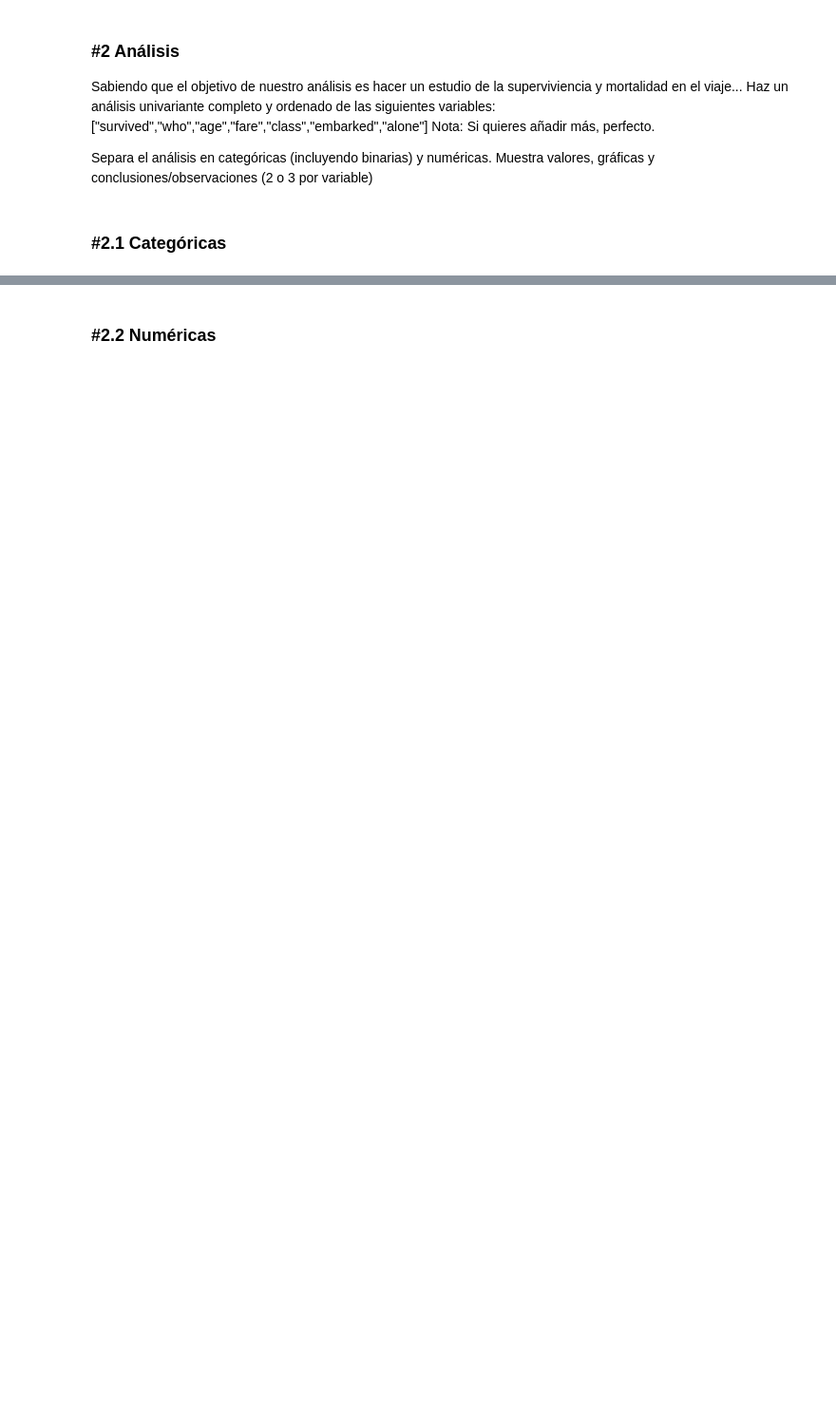
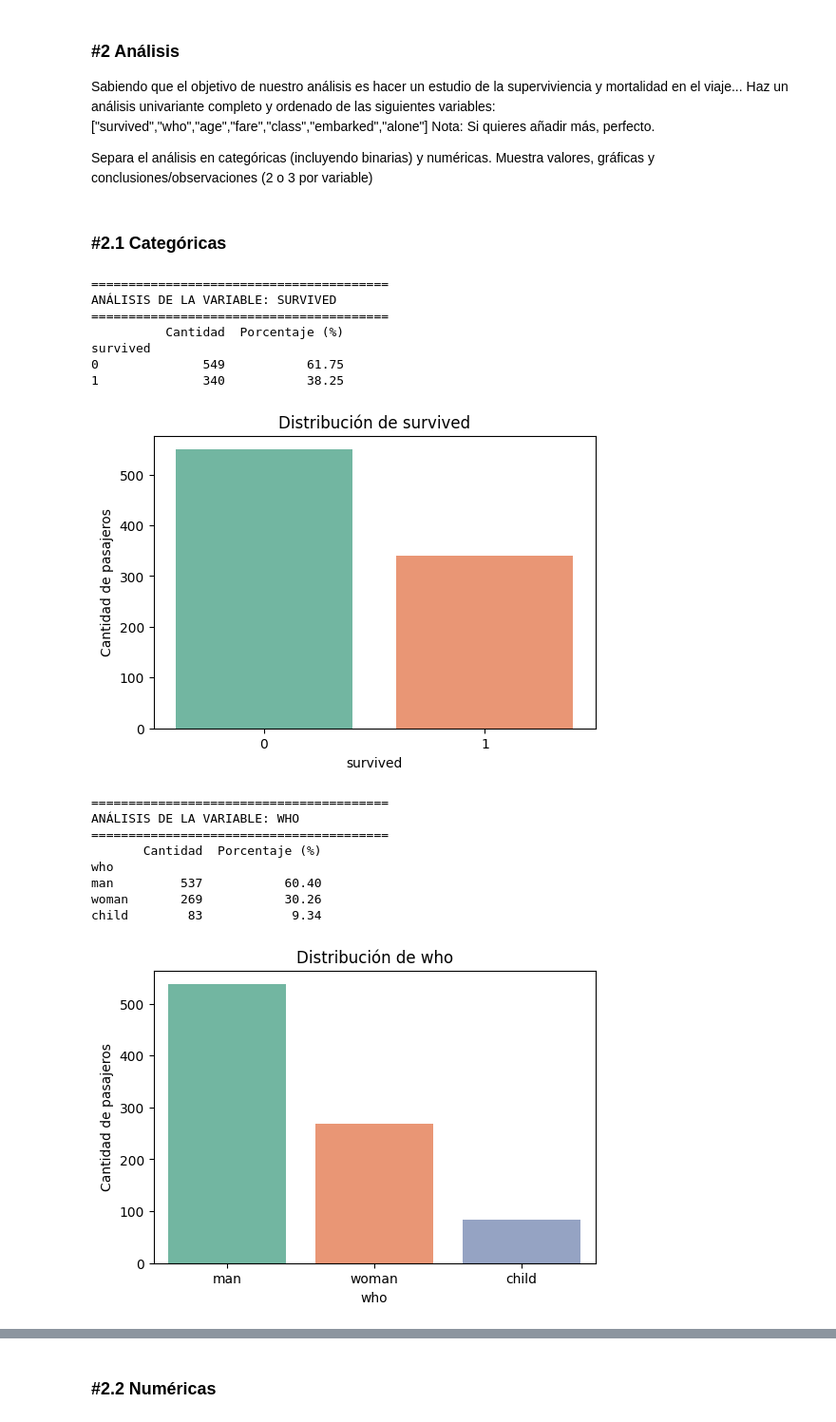
Before and after one commit to csanchosahun/DS-Online-Carlos-Sancho, a Jupyter notebook: 03_Data_Analysis/Sprint_07/Unidad_01_Estadistica_Descriptiva_Univariante/03_Practica_Obligatoria/18_Practica_Obligatoria_Univariante.ipynb, the cells around one changed output, grey strips where cells are left out. Shown at 95% size. Saved outputs shown, nothing was run; the diff lists cells and outputs as text; code cells hidden in the pictures; blank space fills up the shorter version.

```diff
--- a/03_Data_Analysis/Sprint_07/Unidad_01_Estadistica_Descriptiva_Univariante/03_Practica_Obligatoria/18_Practica_Obligatoria_Univariante.ipynb
+++ b/03_Data_Analysis/Sprint_07/Unidad_01_Estadistica_Descriptiva_Univariante/03_Practica_Obligatoria/18_Practica_Obligatoria_Univariante.ipynb
@@ -155,3 +163,16 @@ Sobre el dataset "limpio". Rellena la tabla de descripción (muy breve) de lo qu
 ### #1.5
 
 Busca en internet las tres ciudades que visitó el Titanic antes de poner rumbo a su destino y llegar a alta mar. Cambia las iniciales por esos valores.
+# %%
+# 1. Creamos un diccionario con la equivalencia de cada inicial
+nombres_ciudades = {
+    'S': 'Southampton',
+    'C': 'Cherbourg',
+    'Q': 'Queenstown'
+}
+
+# 2. Aplicamos el reemplazo a la columna 'embarked'
+df_titanic['embarked'] = df_titanic['embarked'].replace(nombres_ciudades)
+
+# 3. Comprobamos que los cambios se han aplicado correctamente
+print(df_titanic['embarked'].unique())
@@ -165,3 +190,47 @@ Nota: Si quieres añadir más, perfecto.
 Separa el análisis en categóricas (incluyendo binarias) y numéricas. Muestra valores, gráficas y conclusiones/observaciones (2 o 3 por variable)
 # %% [markdown]
 ### #2.1 Categóricas
+# %%
+# Definimos la lista de variables categóricas
+vars_cat = ["survived", "who", "class", "embarked", "alone"]
+
+for col in vars_cat:
+    print(f"\n" + "="*40)
+    print(f"ANÁLISIS DE LA VARIABLE: {col.upper()}")
+    print("="*40)
+
+    # 1. Mostrar Valores (Absolutos y Porcentajes)
+    valores = df_titanic[col].value_counts()
+    porcentajes = df_titanic[col].value_counts(normalize=True) * 100
+    df_resumen = pd.DataFrame({'Cantidad': valores, 'Porcentaje (%)': porcentajes.round(2)})
+    print(df_resumen)
+    print("\n")
+
+    # 2. Gráfica
+    plt.figure(figsize=(6, 4))
+    # Usamos countplot para contar frecuencias en variables categóricas
+    sns.countplot(data=df_titanic, x=col, hue=col, palette='Set2', legend=False)
+    plt.title(f'Distribución de {col}')
+    plt.ylabel('Cantidad de pasajeros')
+    plt.xlabel(col)
+
+    # Mostrar la gráfica
+    plt.show()
+# %% [output]
+========================================
+ANÁLISIS DE LA VARIABLE: SURVIVED
+========================================
+          Cantidad  Porcentaje (%)
+survived
+0              549           61.75
+1              340           38.25
+[figure, added]
+========================================
+ANÁLISIS DE LA VARIABLE: WHO
+========================================
+       Cantidad  Porcentaje (%)
+who
+man         537           60.40
+woman       269           30.26
+child        83            9.34
+[figure, added]
```
Also changed, not shown: parts of 8 cells of this notebook.
